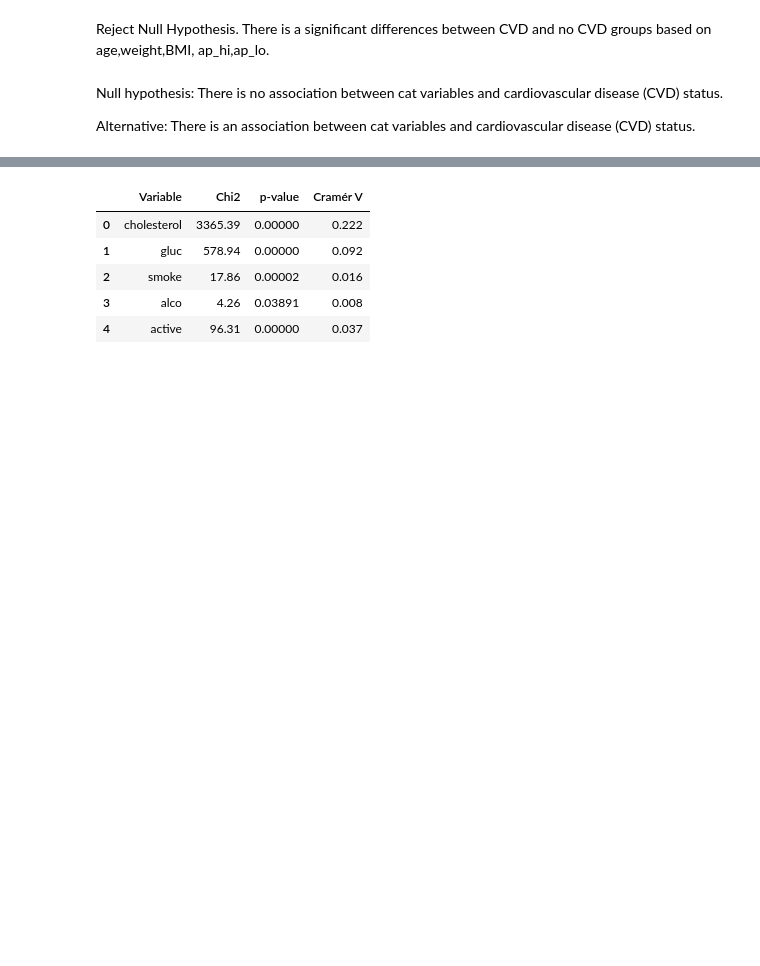
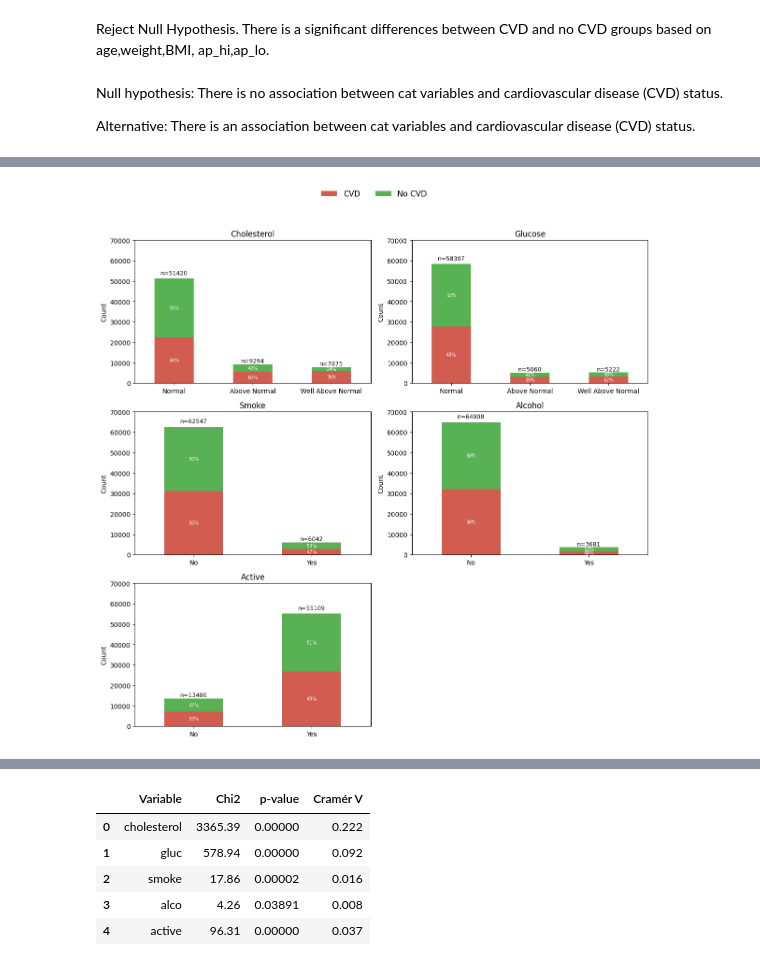
Before and after one commit to lizabguercho/DI_Final_Project_CVD, a Jupyter notebook: Final_project.ipynb, the cells around one changed output, grey strips where cells are left out. Saved outputs shown, nothing was run; the diff lists cells and outputs as text; code cells hidden in the pictures; blank space fills up the shorter version.

```diff
--- a/Final_project.ipynb
+++ b/Final_project.ipynb
@@ -739,0 +791,8 @@ Alternative: There is an association between cat variables and cardiovascular di
+# %%
+df_clean["cholesterol_label"]=df_clean["cholesterol"].map({1:"Normal", 2:"Above Normal", 3:"Well Above Normal"})
+df_clean["glucose_label"]=df_clean["gluc"].map({1:"Normal", 2:"Above Normal", 3:"Well Above Normal"})
+df_clean["smoke_label"]=df_clean["smoke"].map({0:"No", 1:"Yes"})
+df_clean["alcohol_label"]=df_clean["alco"].map({0:"No", 1:"Yes"})
+df_clean["active_label"]=df_clean["active"].map({0:"No", 1:"Yes"})
+
+categorical_vars_labels =["cholesterol_label", "glucose_label", "smoke_label","alcohol_label","active_label" ]
@@ -739,0 +878,19 @@ Alternative: There is an association between cat variables and cardiovascular di
+# %%
+var_order = {
+    "cholesterol_label":STANDARD_BIO_INDICATOR_ORDER,
+    "glucose_label": STANDARD_BIO_INDICATOR_ORDER,
+    }
+# %%
+plot_stacked_counts(df_clean,
+                    categorical_vars_labels,
+                    "cardio_label",
+                    var_order=var_order,
+                    ncols=2,
+                    colors =["#D15C4F","#58B153"],
+                    rotation=0,
+                    show_percent_inside=True,
+                    show_totals_above=True,
+                    legend_loc="upper center",
+                    ymax =70000)
+# %% [output]
+[figure, added]
```
Also changed, not shown: parts of 29 cells of this notebook, 2 other files.
